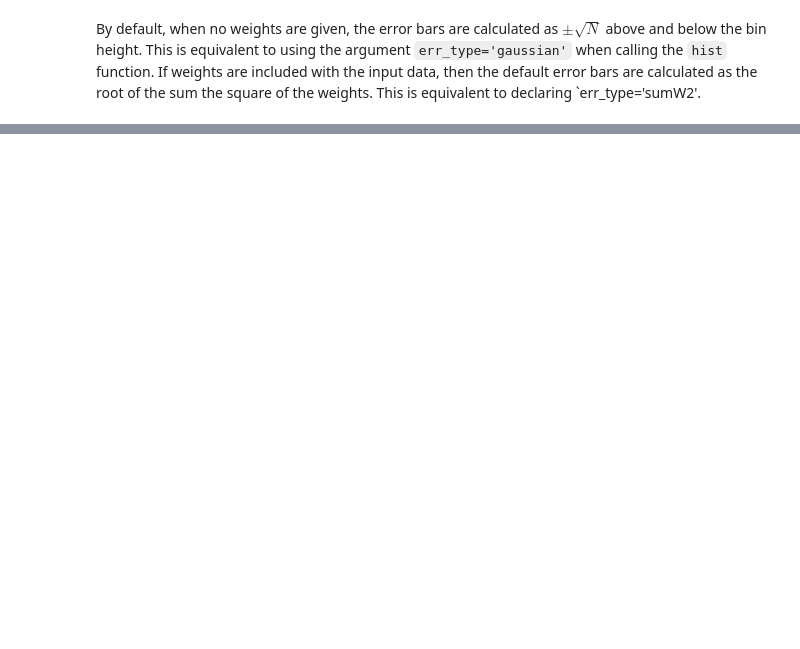
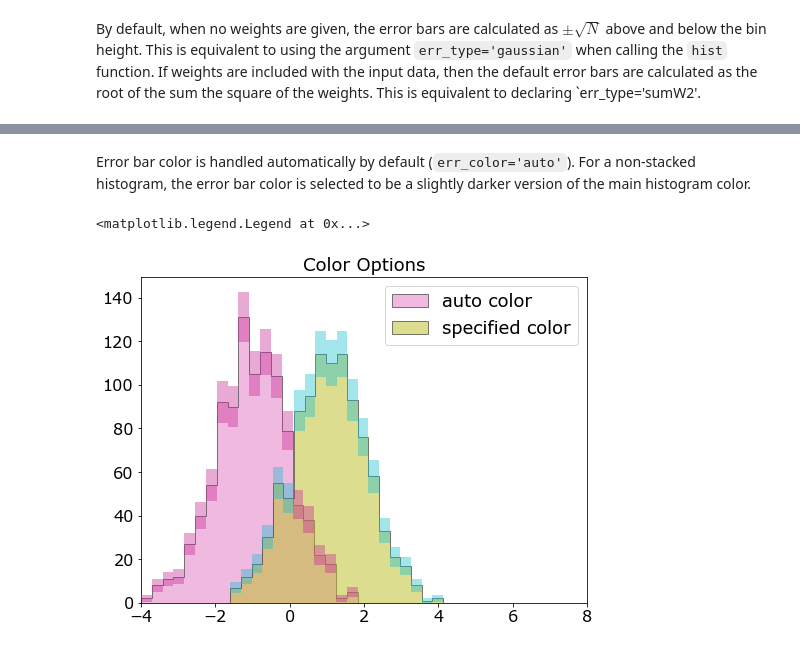
Before and after one commit to pollackscience/histogram_plus, a Jupyter notebook: source/_static/errorbars.ipynb, the cells around one changed output, grey strips where cells are left out. Saved outputs shown, nothing was run; the diff lists cells and outputs as text; code cells hidden in the pictures; blank space fills up the shorter version.

```diff
--- a/source/_static/errorbars.ipynb
+++ b/source/_static/errorbars.ipynb
@@ -38,0 +55,11 @@ plt.title('Error Bars for Weighted Histogram, sqrt(N)')
+# %% [markdown]
+Error bar color is handled automatically by default (`err_color='auto'`).  For a non-stacked histogram, the error bar color is selected to be a slightly darker version of the main histogram color.
+# %%
+_ = hist(data3, bins=20, errorbars=True, color='C6', label='auto color')
+_ = hist(data2, bins=20, errorbars=True, color='C8', err_color='C9', label='specified color')
+plt.xlim(-4,8)
+plt.title('Color Options')
+plt.legend()
+# %% [output]
+<matplotlib.legend.Legend at 0x...>
+[figure, added]
```
Also changed, not shown: parts of 13 cells of this notebook, 6 other files.
